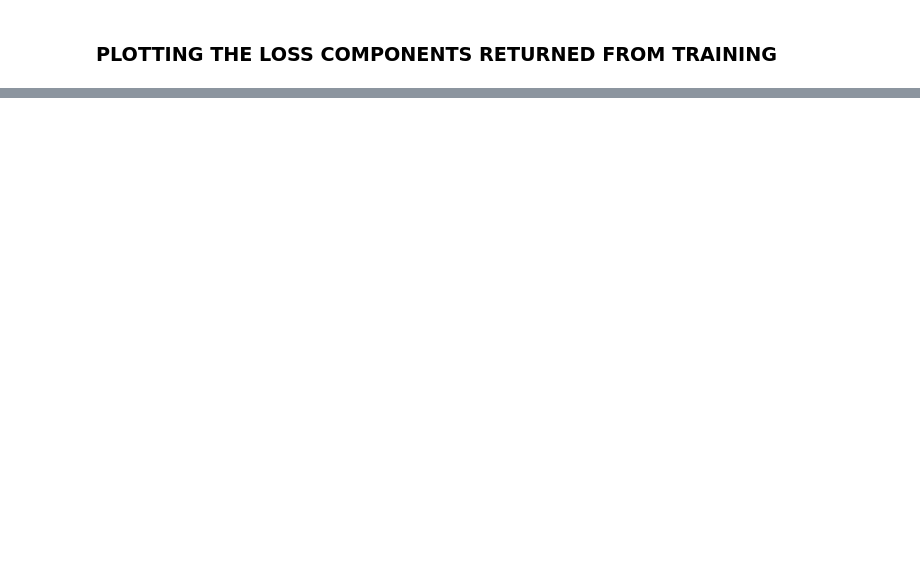
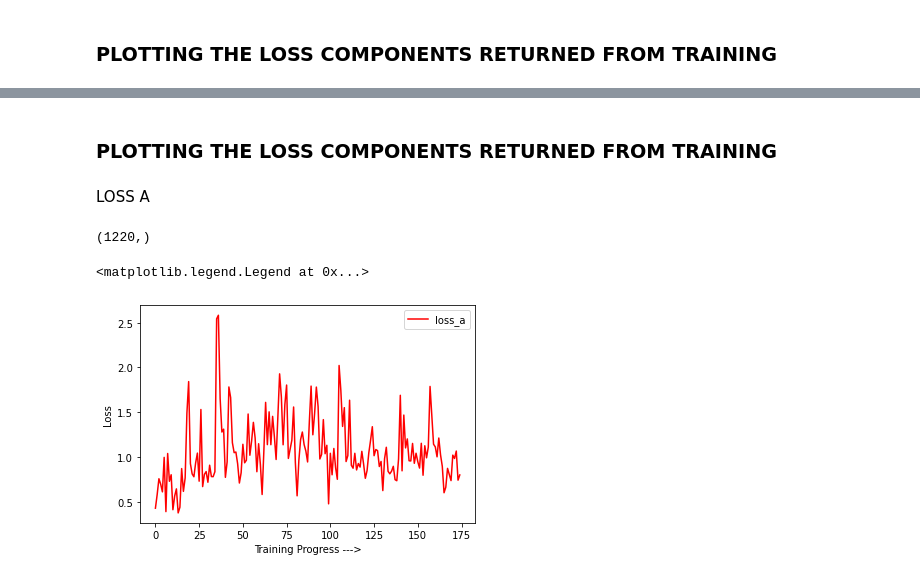
Before and after one commit to pyrated03/IISc-Coding-Test, a Jupyter notebook: PACS_Domain_Generalization(IISc_Coding_Test)_Adarsh_Subramanian.ipynb, the cells around one changed output, grey strips where cells are left out. Drawn from its saved outputs; the diff is of its cells as text; code cells hidden in the pictures; blank space fills up the shorter version.

```diff
--- a/PACS_Domain_Generalization(IISc_Coding_Test)_Adarsh_Subramanian.ipynb
+++ b/PACS_Domain_Generalization(IISc_Coding_Test)_Adarsh_Subramanian.ipynb
@@ -397,0 +485,13 @@ plt.legend()
+# %%
+running_corrects_test = 0
+phase = "test"
+for input_test_final, label_test_final in test_ds:
+    input_test_final = input_test_final.float().to(device)
+    label_test_final = label_test_final.to(device)
+    # print("validation:",iter_valid)
+    outputs_test_final = model(input_test_final)
+    _, preds_test_final = torch.max(outputs_test_final, 1)
+    running_corrects_test += torch.sum(preds_test_final == label_test_final)
+
+epoch_acc_test = running_corrects_test*1.0 / dataset_sizes[phase]
+print(epoch_acc_test)
@@ -397,0 +651,10 @@ plt.legend()
+# %%
+criteria = nn.CrossEntropyLoss()
+softmax = nn.Softmax()
+# Observe that all parameters are being optimized
+optimizer = optim.SGD(model.parameters(), lr=0.0001, momentum=0.9)
+# optimizer = optim.Adam(model.parameters(), lr=0.0001)
+
+scheduler = lr_scheduler.StepLR(optimizer, step_size=50, gamma=0.1)
+# Number of epochs
+eps=10
@@ -397,0 +663,2 @@ plt.legend()
+# %%
+model,loss_a_array,loss_b_array,loss_c_array = train_model(model, criteria,softmax, optimizer, scheduler,device, eps,0.999, 0.0005,0.0005)
@@ -397,0 +705,23 @@ plt.legend()
+# %% [markdown]
+### **PLOTTING THE LOSS COMPONENTS RETURNED FROM TRAINING**
+# %% [markdown]
+LOSS A
+# %%
+lin_a = np.linspace(0, (len(loss_a_array)-1),175)
+a_new_array = []
+# print(loss_a_array[0])
+for i in lin_a:
+    # print(loss_a_array[int(i)])
+    a_new_array.append(loss_a_array[int(i)])
+print(np.array(loss_c_array).shape)
+plt.plot(a_new_array,color = 'r', label = 'loss_a')
+# plt.plot(loss_b_array,color = 'b', label = 'loss_b')
+# plt.plot(loss_c_array,color = 'g', label = 'loss_c')
+plt.xlabel("Training Progress --->")
+plt.ylabel("Loss")
+plt.legend()
+# plt.savefig("gdrive/My Drive/IISc Coding Test/Loss_a_component(96.03).jpg")
+# %% [output]
+(1220,)
+<matplotlib.legend.Legend at 0x...>
+[figure, added]
```
Also changed, not shown: parts of 24 cells of this notebook.
